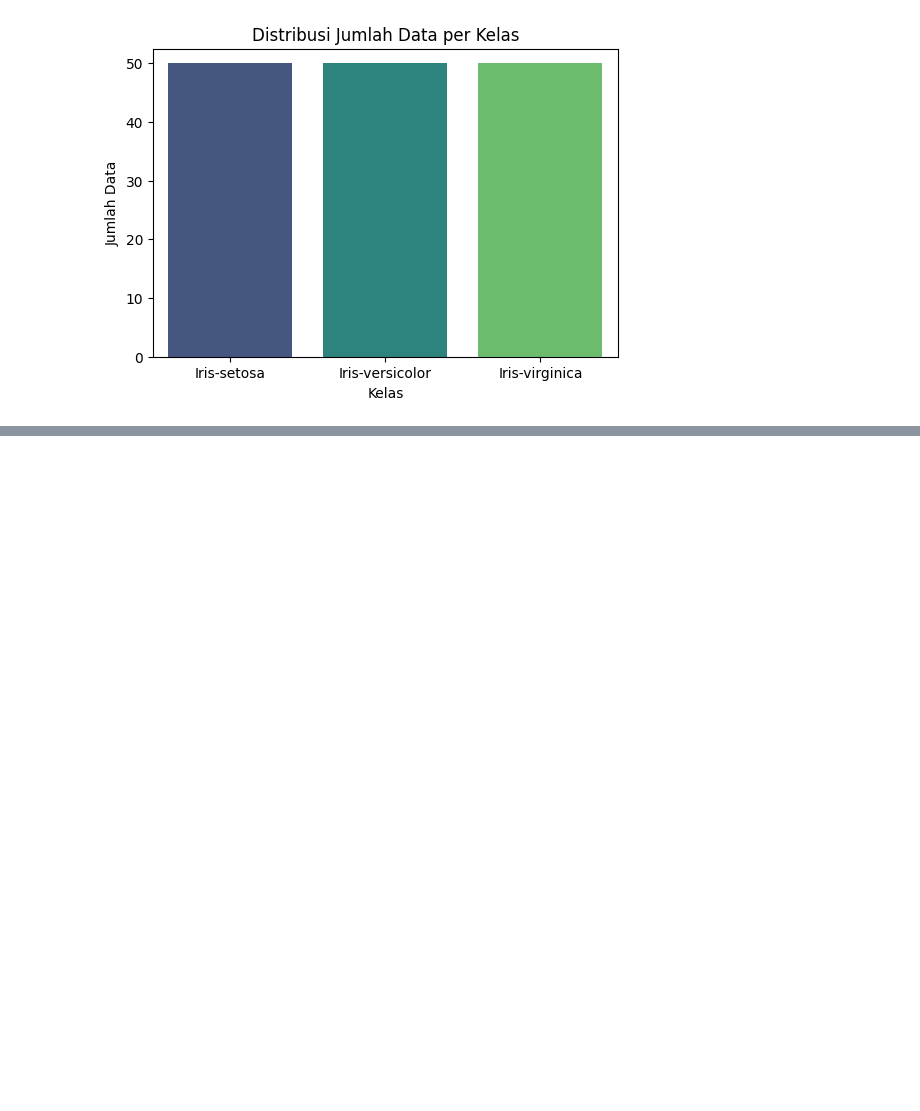
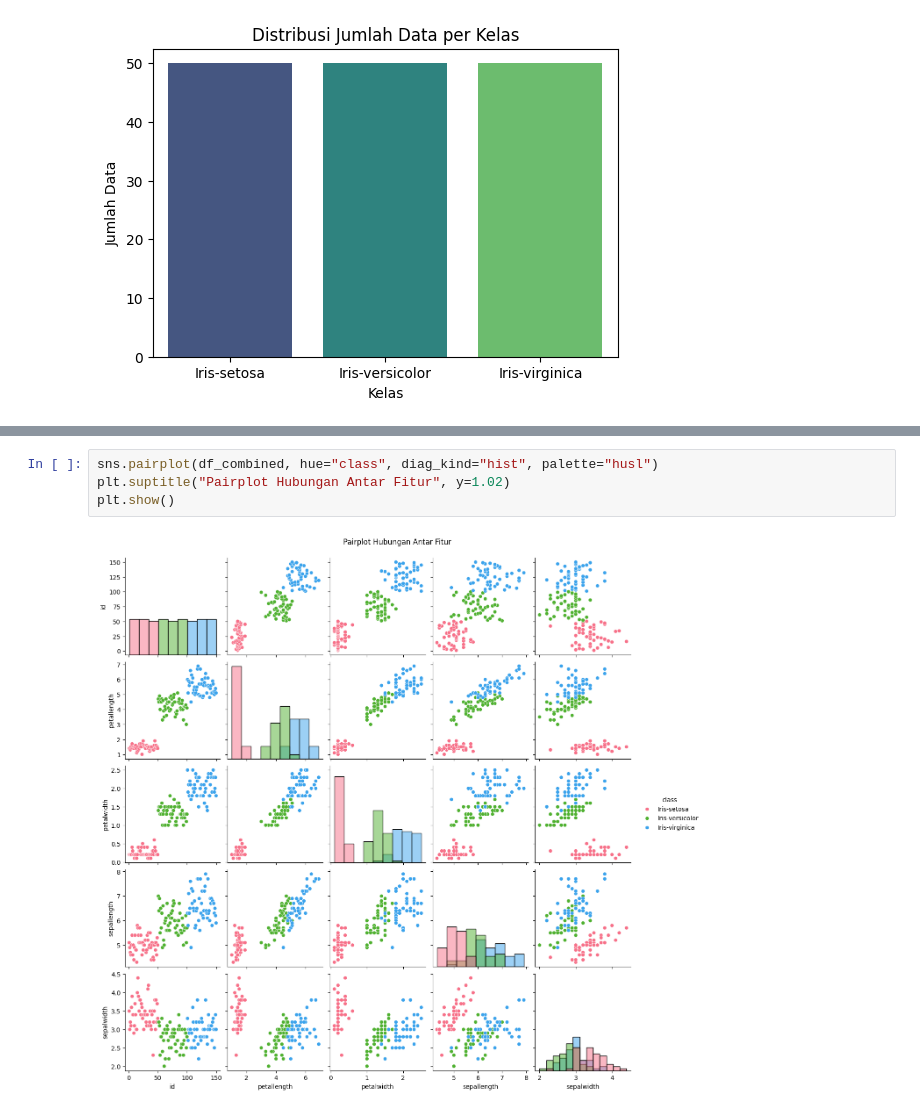
Before and after one commit to AqbilBarakaa/psd, a Jupyter notebook: psd/_build/jupyter_execute/ExplorasiData.ipynb, the cells around one changed output, grey strips where cells are left out. Cells and saved outputs as stored; diff of their text form; blank space fills up the shorter version.

```diff
--- a/psd/_build/jupyter_execute/ExplorasiData.ipynb
+++ b/psd/_build/jupyter_execute/ExplorasiData.ipynb
@@ -116,0 +179,6 @@ Passing `palette` without assigning `hue` is deprecated and will be removed in v
+# %%
+sns.pairplot(df_combined, hue="class", diag_kind="hist", palette="husl")
+plt.suptitle("Pairplot Hubungan Antar Fitur", y=1.02)
+plt.show()
+# %% [output]
+[figure, added]
```
Also changed, not shown: parts of 19 cells of this notebook, 11 other files.
